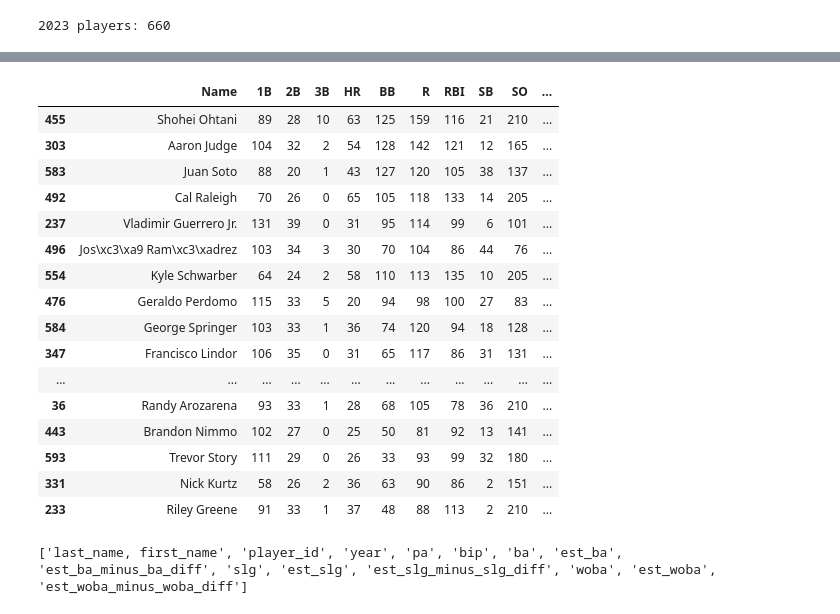
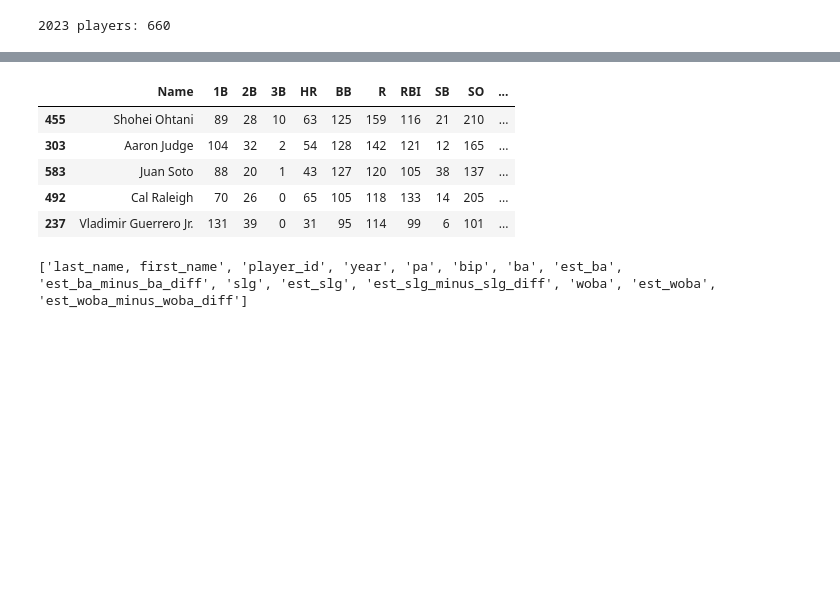
Before and after one commit to Gabriel-Molina123/baseball-fantasy-projections, a Jupyter notebook: notebooks/01_data_test.ipynb, the cells around one changed output, grey strips where cells are left out. Drawn from its saved outputs; the diff is of its cells as text; code cells hidden in the pictures; blank space fills up the shorter version.

```diff
--- a/notebooks/01_data_test.ipynb
+++ b/notebooks/01_data_test.ipynb
@@ -94,25 +90,14 @@ batting["fantasy_points"] = (
     )
 # %%
 batting[["Name", "1B", "2B", "3B", "HR", "BB", "R", "RBI", "SB", "SO", "fantasy_points"
-        ]].sort_values("fantasy_points", ascending=False).head(60)
+        ]].sort_values("fantasy_points", ascending=False).head()
 # %% [output]
 |  | Name | 1B | 2B | 3B | HR | BB | R | RBI | SB | SO | ... |
 | 455 | Shohei Ohtani | 89 | 28 | 10 | 63 | 125 | 159 | 116 | 21 | 210 | ... |
 | 303 | Aaron Judge | 104 | 32 | 2 | 54 | 128 | 142 | 121 | 12 | 165 | ... |
 | 583 | Juan Soto | 88 | 20 | 1 | 43 | 127 | 120 | 105 | 38 | 137 | ... |
 | 492 | Cal Raleigh | 70 | 26 | 0 | 65 | 105 | 118 | 133 | 14 | 205 | ... |
 | 237 | Vladimir Guerrero Jr. | 131 | 39 | 0 | 31 | 95 | 114 | 99 | 6 | 101 | ... |
-| 496 | Jos\xc3\xa9 Ram\xc3\xadrez | 103 | 34 | 3 | 30 | 70 | 104 | 86 | 44 | 76 | ... |
-| 554 | Kyle Schwarber | 64 | 24 | 2 | 58 | 110 | 113 | 135 | 10 | 205 | ... |
-| 476 | Geraldo Perdomo | 115 | 33 | 5 | 20 | 94 | 98 | 100 | 27 | 83 | ... |
-| 584 | George Springer | 103 | 33 | 1 | 36 | 74 | 120 | 94 | 18 | 128 | ... |
-| 347 | Francisco Lindor | 106 | 35 | 0 | 31 | 65 | 117 | 86 | 31 | 131 | ... |
-| ... | ... | ... | ... | ... | ... | ... | ... | ... | ... | ... | ... |
-| 36 | Randy Arozarena | 93 | 33 | 1 | 28 | 68 | 105 | 78 | 36 | 210 | ... |
-| 443 | Brandon Nimmo | 102 | 27 | 0 | 25 | 50 | 81 | 92 | 13 | 141 | ... |
-| 593 | Trevor Story | 111 | 29 | 0 | 26 | 33 | 93 | 99 | 32 | 180 | ... |
-| 331 | Nick Kurtz | 58 | 26 | 2 | 36 | 63 | 90 | 86 | 2 | 151 | ... |
-| 233 | Riley Greene | 91 | 33 | 1 | 37 | 48 | 88 | 113 | 2 | 210 | ... |
 # %%
 from pybaseball import statcast
 from pybaseball import statcast_batter_expected_stats
```
Also changed, not shown: parts of 7 cells of this notebook.
